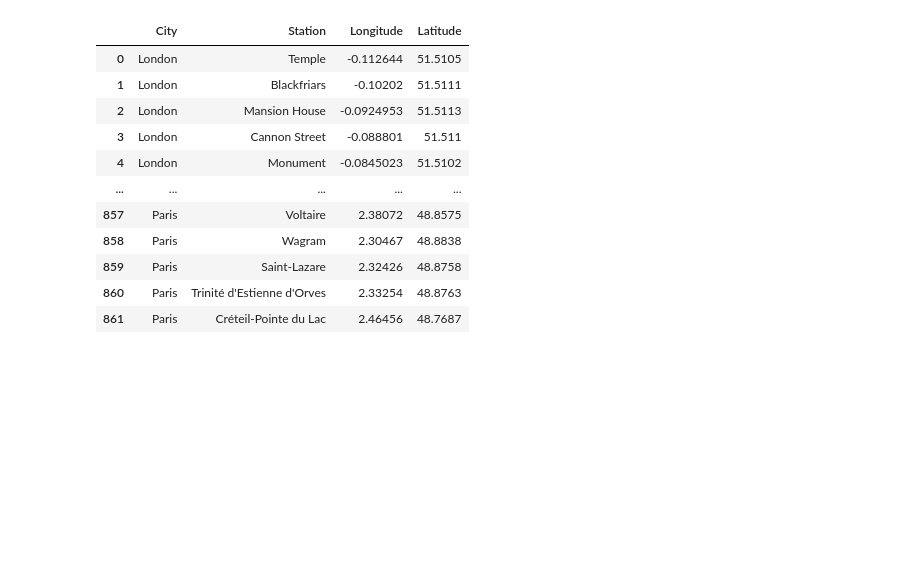
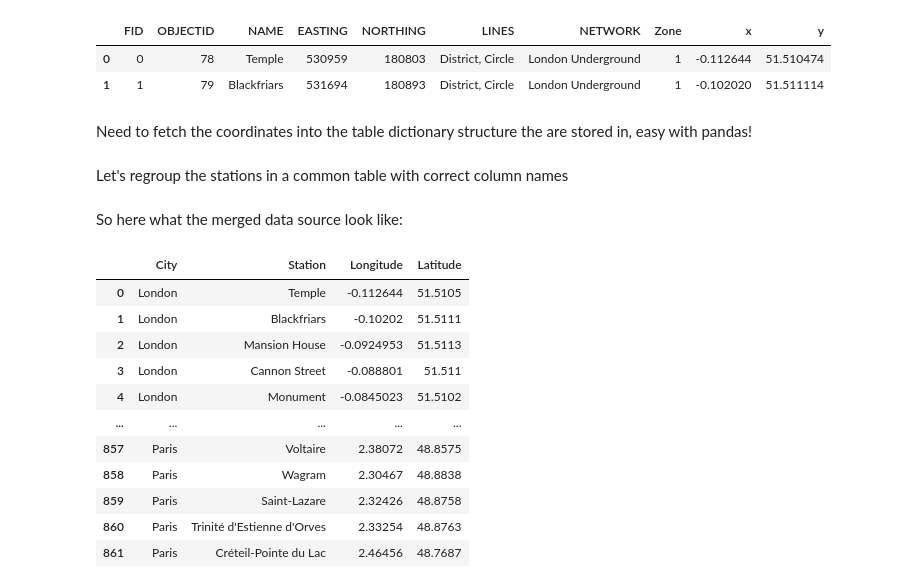
Before and after one commit to juliengirault52/Coursera_Capstone, a Jupyter notebook: capstone_project.ipynb, the cells around one changed output. Cells and saved outputs as stored; diff of their text form; code cells hidden in the pictures; blank space fills up the shorter version.

```diff
--- a/capstone_project.ipynb
+++ b/capstone_project.ipynb
@@ -82,9 +95,19 @@ df_paris
+# %%
+df_london.head(2)
+# %% [output]
+|  | FID | OBJECTID | NAME | EASTING | NORTHING | LINES | NETWORK | Zone | x | y |
+| 0 | 0 | 78 | Temple | 530959 | 180803 | District, Circle | London Underground | 1 | -0.112644 | 51.510474 |
+| 1 | 1 | 79 | Blackfriars | 531694 | 180893 | District, Circle | London Underground | 1 | -0.102020 | 51.511114 |
+# %% [markdown]
+Need to fetch the coordinates into the table dictionary structure the are stored in, easy with pandas!
 # %%
 for i, station in enumerate(df_paris["fields"]):
     df_paris["fields"][i]=station["nom_iv"]
 for i, geom in enumerate(df_paris["geometry"]):
     df_paris["geometry"][i]=geom["coordinates"][0]
     df_paris["record_timestamp"][i]=geom["coordinates"][1]
+# %% [markdown]
+Let's regroup the stations in a common table with correct column names
 # %%
 df_paris.drop({"datasetid"}, 1, inplace=True)
 df_paris.rename(columns={"recordid":"City","fields": "Station", "geometry": "Longitude","record_timestamp": "Latitude"}, inplace=True)
@@ -93,6 +116,8 @@ df_london.drop({'NORTHING', 'Zone', 'LINES', 'OBJECTID', 'EASTING', 'NETWORK'},
 df_london["City"]="London"
 df_paris["City"]="Paris"
 df=df_london.append(df_paris[df_london.columns], ignore_index=True)
+# %% [markdown]
+So here what the merged data source look like:
 # %%
 df
 # %% [output]
```
Also changed, not shown: parts of 64 cells of this notebook.
